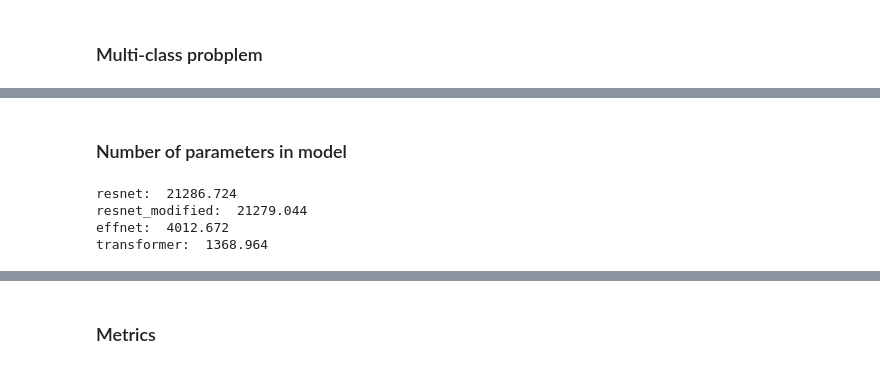
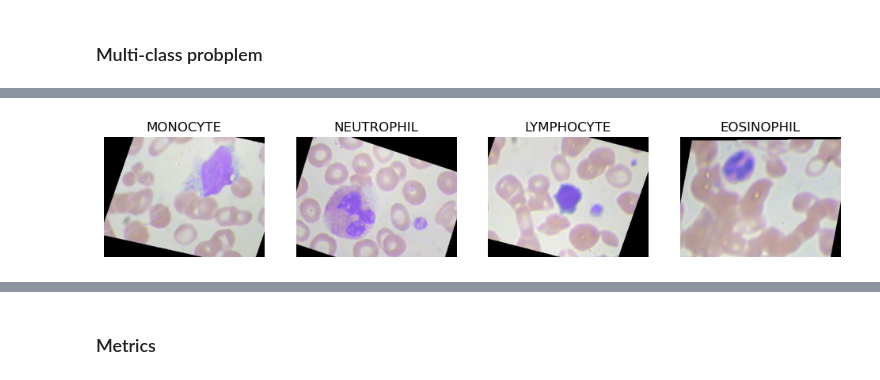
Before and after one commit to JuliaKudryavtseva/dl2023_project, a Jupyter notebook: evaluation.ipynb, the cells around one changed output, grey strips where cells are left out. Saved outputs shown, nothing was run; the diff lists cells and outputs as text; code cells hidden in the pictures.

```diff
--- a/evaluation.ipynb
+++ b/evaluation.ipynb
@@ -402,2 +40,0 @@ transformer = transformer.to(device)
-# %% [markdown]
-### Number of parameters in model
@@ -407,12 +41,19 @@ def count_params(model):
-# %%
-models = [resnet, resnet_modified, effnet, transformer]
-models_name = ['resnet: ', 'resnet_modified: ', 'effnet: ', 'transformer: ']
-
-
-for name, check_model in zip(models_name, models):
-    print(name, count_params(check_model) / 1000)
-# %% [output]
-resnet:  21286.724
-resnet_modified:  21279.044
-effnet:  4012.672
-transformer:  1368.964
+# %%
+show_sample = []
+for label in os.listdir('dataset2-master/dataset2-master/images/TRAIN/'):
+    img_id = os.listdir('dataset2-master/dataset2-master/images/TRAIN/' + label)
+
+    show_sample.append(('dataset2-master/dataset2-master/images/TRAIN/' + label + '/' + img_id[0], label))
+
+fig, axis = plt.subplots(1, 4, figsize=(12, 3))
+
+for sample, ax in zip(show_sample, axis.flatten()):
+
+    img_path, label = sample
+    img = plt.imread(img_path)
+
+    ax.imshow(img)
+    ax.set_title(label)
+    ax.axis('off')
+# %% [output]
+[figure, added]
```
Also changed, not shown: parts of 118 cells of this notebook, 9 other files.
